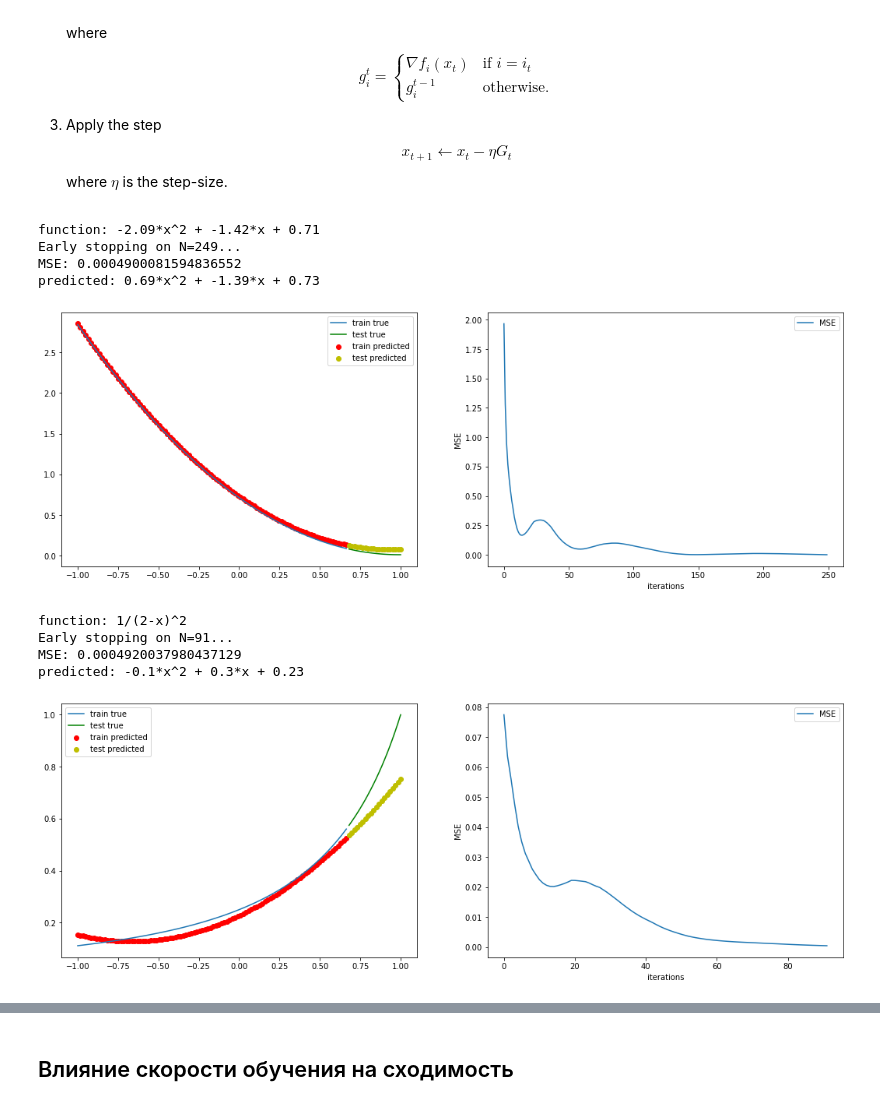
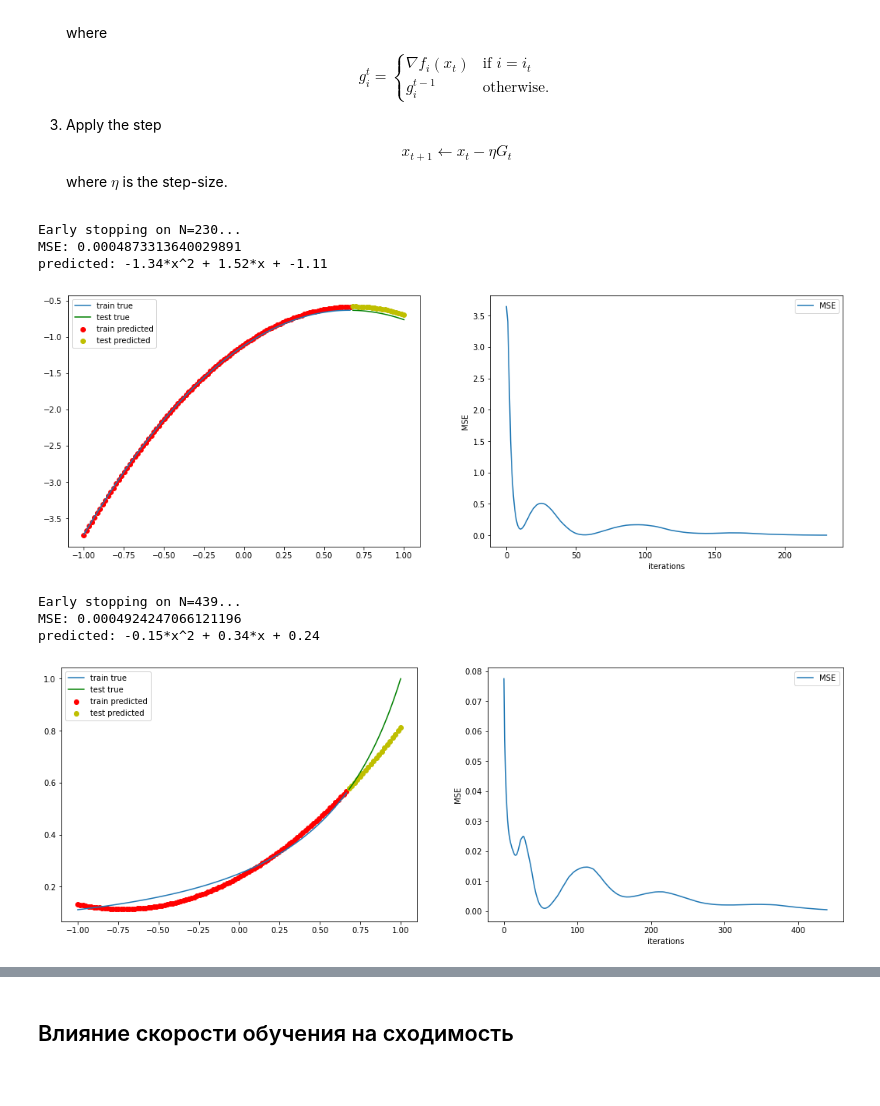
Before and after one commit to 9largefries/MO, a Jupyter notebook: SAG.ipynb, the cells around one changed output, grey strips where cells are left out. Drawn from its saved outputs; the diff is of its cells as text; code cells hidden in the pictures.

```diff
--- a/SAG.ipynb
+++ b/SAG.ipynb
@@ -218,22 +218,21 @@ $$
 $$x_{t+1} \gets x_t - \eta G_t$$
 where $\eta$ is the step-size.
 # %%
-x_train, x_test, y_train, y_test, true_w = func_1()
+# x_train, x_test, y_train, y_test, true_w = func_1()
 
-w, e = SAG(x_train, y_train, alpha=0.01, n_iter=2000, learning_rate=0.1)
+w, e = SAG(x_train, y_train, alpha=0.01, n_iter=1000, learning_rate=0.1)
 y_pred = predict(x_train, w)
 
 print(f'predicted: {round(w[2],2)}*x^2 + {round(w[1],2)}*x + {round(w[0],2)}')
 
 plot_results(x_train, y_train, x_test, y_test, w, e)
 # %% [output]
-function: -2.09*x^2 + -1.42*x + 0.71
-Early stopping on N=249...
-MSE: 0.0004900081594836552
-predicted: 0.69*x^2 + -1.39*x + 0.73
+Early stopping on N=230...
+MSE: 0.0004873313640029891
+predicted: -1.34*x^2 + 1.52*x + -1.11
-[figure, old version]
+[figure, new version]
 # %%
-x_train, x_test, y_train, y_test = func_2()
+# x_train, x_test, y_train, y_test = func_2()
 
 w, e = SAG(x_train, y_train, n_iter=1000, learning_rate=0.1)
 y_pred = predict(x_train, w)
@@ -242,11 +241,10 @@ print(f'predicted: {round(w[2],2)}*x^2 + {round(w[1],2)}*x + {round(w[0],2)}')
 
 plot_results(x_train, y_train, x_test, y_test, w, e)
 # %% [output]
-function: 1/(2-x)^2
-Early stopping on N=91...
-MSE: 0.0004920037980437129
-predicted: -0.1*x^2 + 0.3*x + 0.23
+Early stopping on N=439...
+MSE: 0.0004924247066121196
+predicted: -0.15*x^2 + 0.34*x + 0.24
-[figure, old version]
+[figure, new version]
 # %%
 x_train, x_test, y_train, y_test, true_w = func_1(n_train=1000, n_test=200)
 
```
Also changed, not shown: parts of 7 cells of this notebook.
